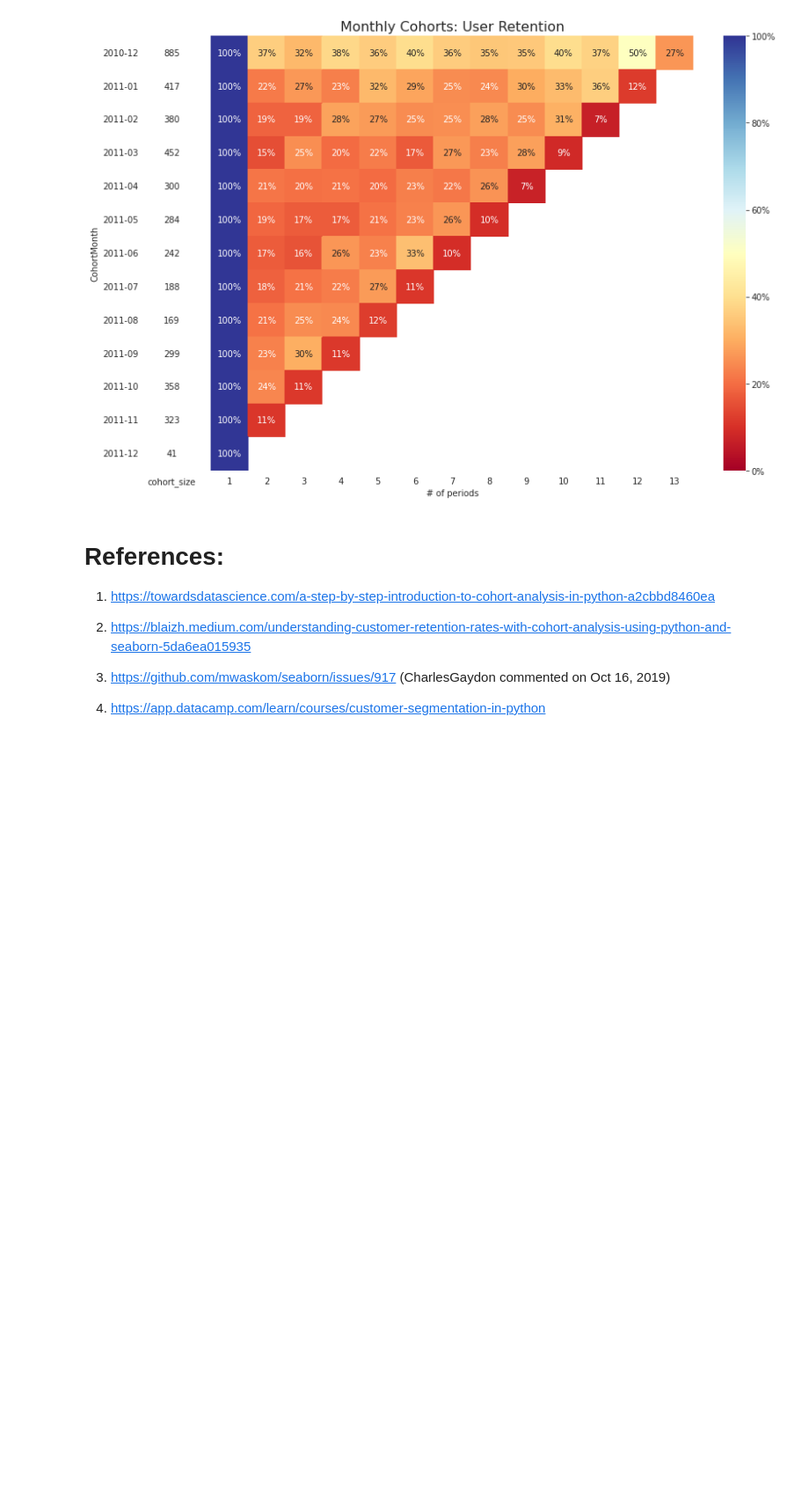
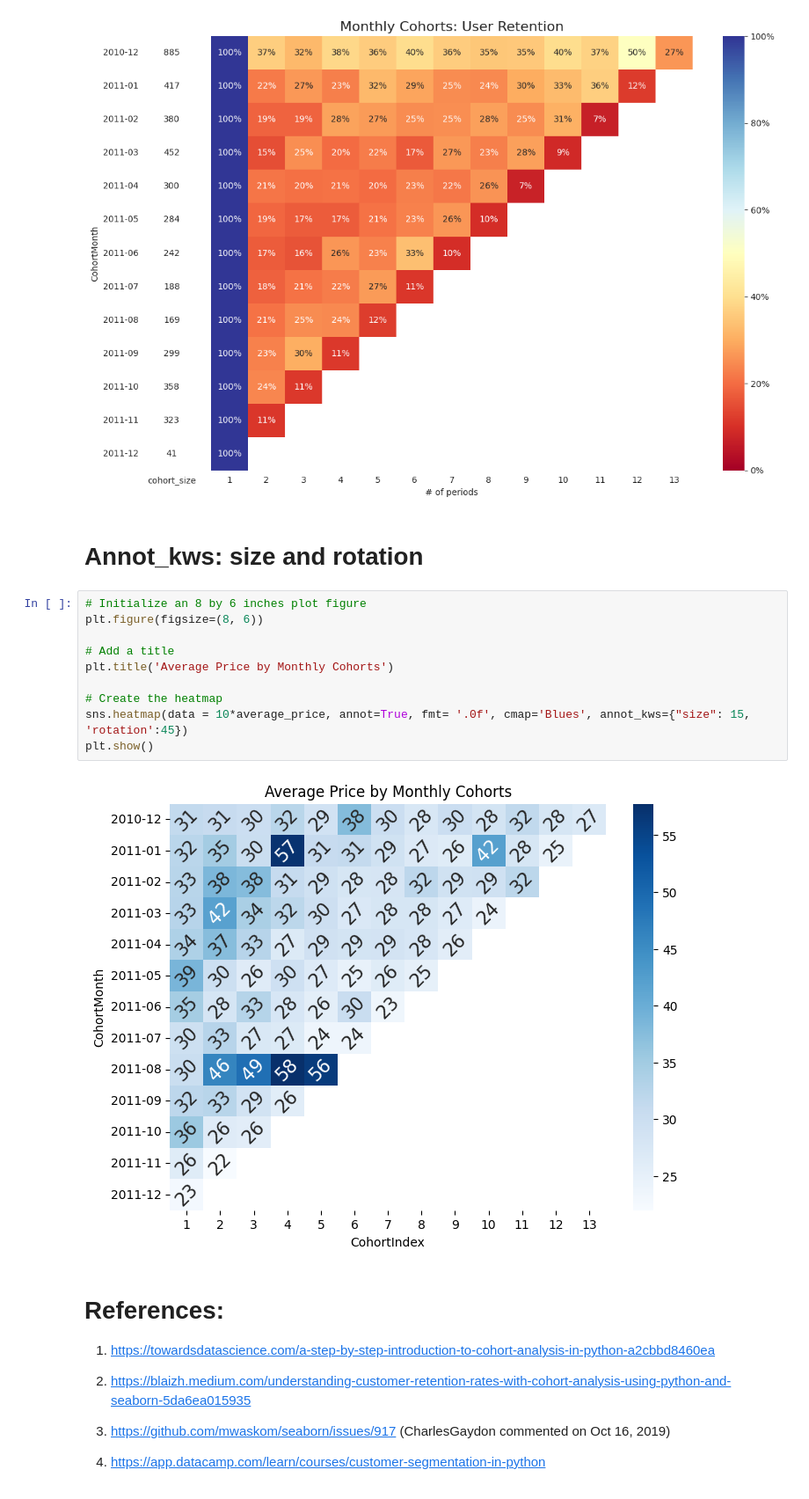
Before and after one commit to regina-fonseca-avila/data_science, a Jupyter notebook: cohort/cohort_python.ipynb, the cells around one changed output. Shown at 88% size. Cells and saved outputs as stored; diff of their text form; blank space fills up the shorter version.

```diff
--- a/cohort/cohort_python.ipynb
+++ b/cohort/cohort_python.ipynb
@@ -371,6 +371,20 @@ with sns.axes_style("white"):
     fig.tight_layout()
 # %% [output]
 [figure]
+# %% [markdown]
+# Annot_kws: size and rotation
+# %%
+# Initialize an 8 by 6 inches plot figure
+plt.figure(figsize=(8, 6))
+
+# Add a title
+plt.title('Average Price by Monthly Cohorts')
+
+# Create the heatmap
+sns.heatmap(data = 10*average_price, annot=True, fmt= '.0f', cmap='Blues', annot_kws={"size": 15, 'rotation':45})
+plt.show()
+# %% [output]
+[figure, added]
 # %% [markdown]
 # References:
 1. https://towardsdatascience.com/a-step-by-step-introduction-to-cohort-analysis-in-python-a2cbbd8460ea
```
Also changed, not shown: parts of 3 cells of this notebook.
